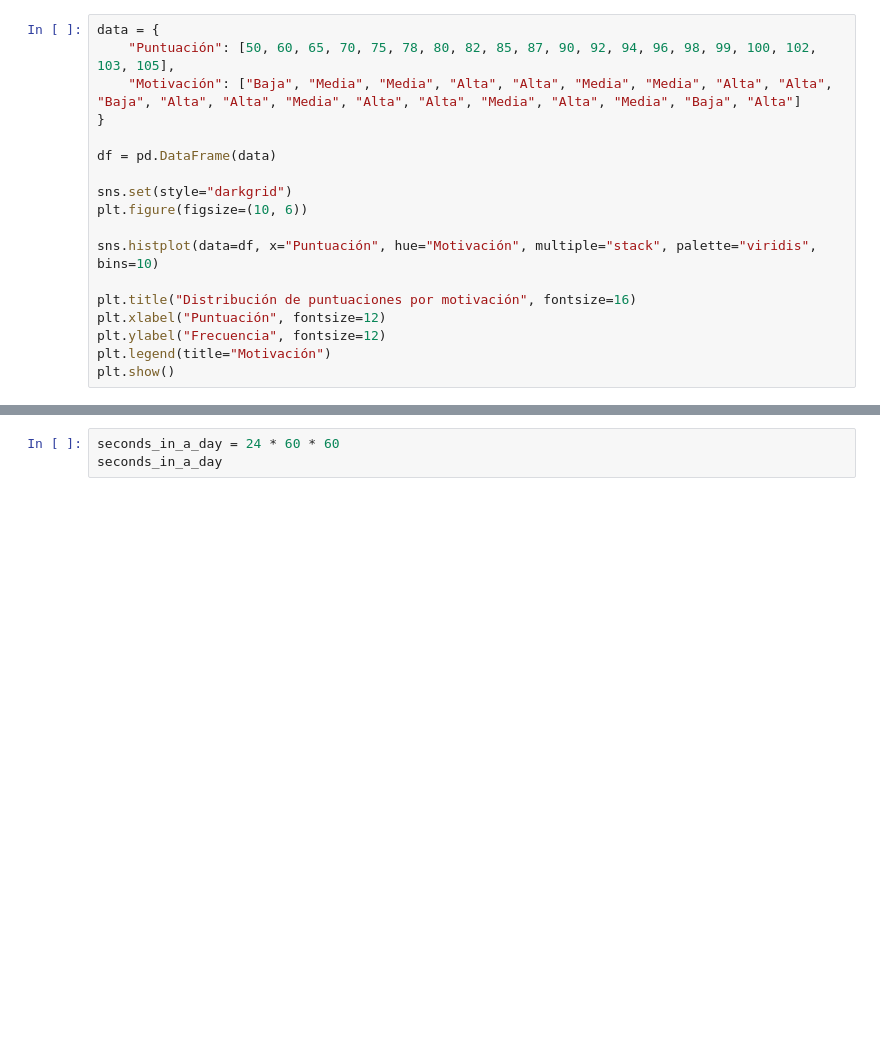
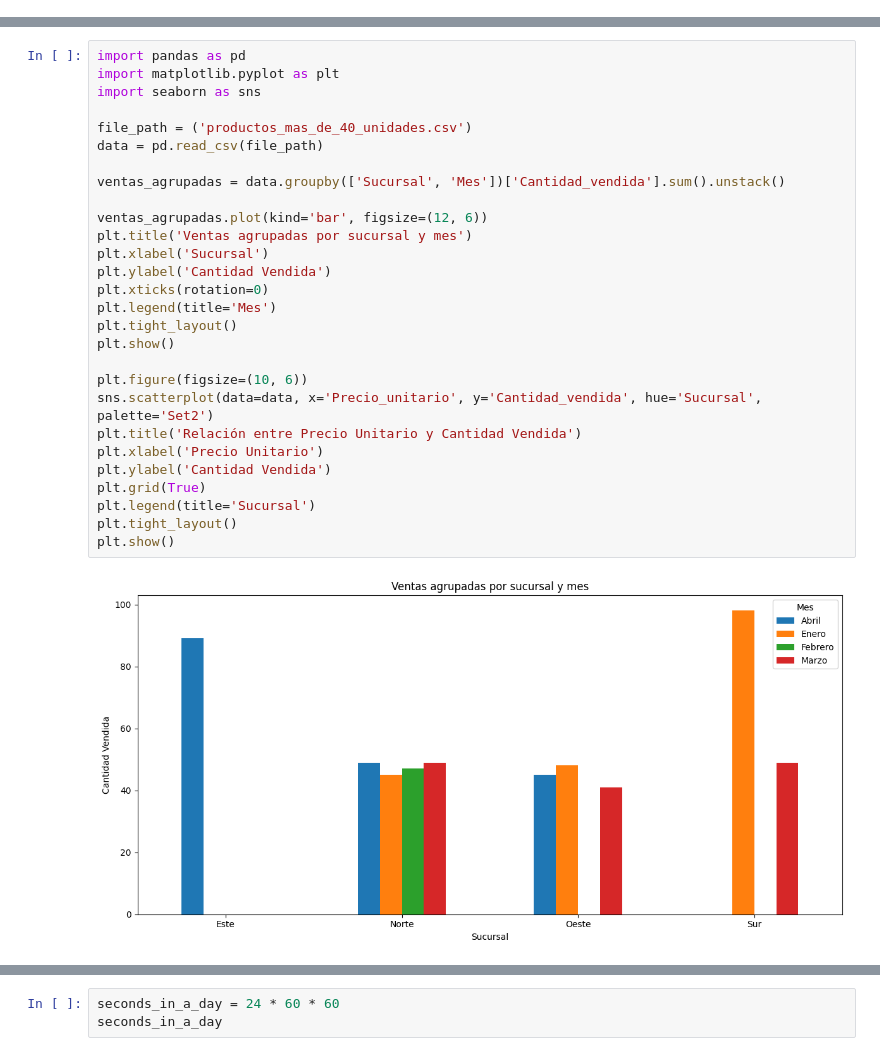
Before and after one commit to SheilaG23/Biblioteca, a Jupyter notebook: Te_damos_la_bienvenida_a_Colaboratory.ipynb, the cells around one changed output, grey strips where cells are left out. Saved outputs shown, nothing was run; the diff lists cells and outputs as text; blank space fills up the shorter version.

```diff
--- a/Te_damos_la_bienvenida_a_Colaboratory.ipynb
+++ b/Te_damos_la_bienvenida_a_Colaboratory.ipynb
@@ -103,18 +28,0 @@ plt.show()
-# %%
-data = {
-    "Puntuación": [50, 60, 65, 70, 75, 78, 80, 82, 85, 87, 90, 92, 94, 96, 98, 99, 100, 102, 103, 105],
-    "Motivación": ["Baja", "Media", "Media", "Alta", "Alta", "Media", "Media", "Alta", "Alta", "Baja", "Alta", "Alta", "Media", "Alta", "Alta", "Media", "Alta", "Media", "Baja", "Alta"]
-}
-
-df = pd.DataFrame(data)
-
-sns.set(style="darkgrid")
-plt.figure(figsize=(10, 6))
-
-sns.histplot(data=df, x="Puntuación", hue="Motivación", multiple="stack", palette="viridis", bins=10)
-
-plt.title("Distribución de puntuaciones por motivación", fontsize=16)
-plt.xlabel("Puntuación", fontsize=12)
-plt.ylabel("Frecuencia", fontsize=12)
-plt.legend(title="Motivación")
-plt.show()
@@ -146,0 +86,30 @@ plt.show()
+# %%
+import pandas as pd
+import matplotlib.pyplot as plt
+import seaborn as sns
+
+file_path = ('productos_mas_de_40_unidades.csv')
+data = pd.read_csv(file_path)
+
+ventas_agrupadas = data.groupby(['Sucursal', 'Mes'])['Cantidad_vendida'].sum().unstack()
+
+ventas_agrupadas.plot(kind='bar', figsize=(12, 6))
+plt.title('Ventas agrupadas por sucursal y mes')
+plt.xlabel('Sucursal')
+plt.ylabel('Cantidad Vendida')
+plt.xticks(rotation=0)
+plt.legend(title='Mes')
+plt.tight_layout()
+plt.show()
+
+plt.figure(figsize=(10, 6))
+sns.scatterplot(data=data, x='Precio_unitario', y='Cantidad_vendida', hue='Sucursal', palette='Set2')
+plt.title('Relación entre Precio Unitario y Cantidad Vendida')
+plt.xlabel('Precio Unitario')
+plt.ylabel('Cantidad Vendida')
+plt.grid(True)
+plt.legend(title='Sucursal')
+plt.tight_layout()
+plt.show()
+# %% [output]
+[figure, added]
```
Also changed, not shown: parts of 23 cells of this notebook.
